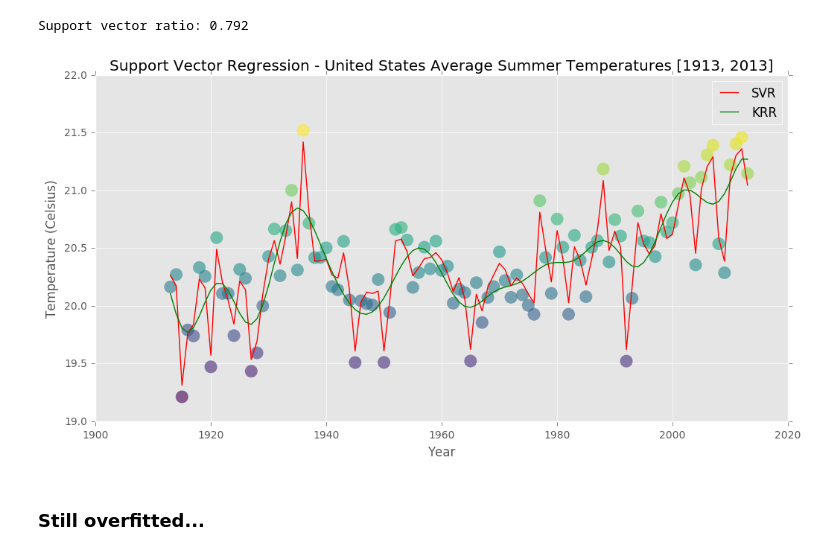
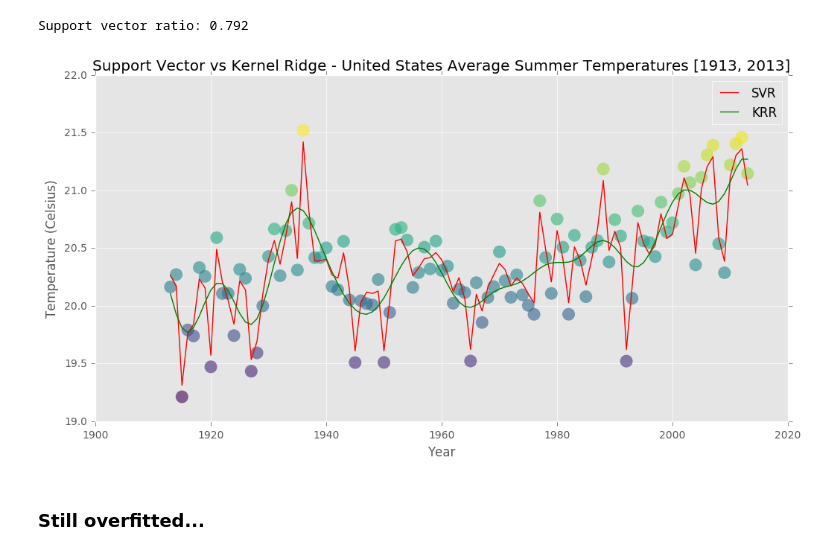
Before and after one commit to mbhatti29/CSC-Project, a Jupyter notebook: Regression/SVR-vs-KRR.ipynb, the cells around one changed output. Cells and saved outputs as stored; diff of their text form; code cells hidden in the pictures.

```diff
--- a/Regression/SVR-vs-KRR.ipynb
+++ b/Regression/SVR-vs-KRR.ipynb
@@ -137,16 +137,16 @@ summer_kr = kr.predict(years[:, np.newaxis])
 # %%
 plt.figure(figsize=(12, 6))
 plt.plot(years, summer_svr, c='r', label='SVR')
 plt.plot(years, summer_kr, c='g', label='KRR')
 plt.scatter(years, summer, c=summer, s = 150, alpha=0.6, edgecolors='none', cmap='viridis')
 
 plt.legend(loc='best')
 plt.grid(True)
-plt.title("Support Vector Regression - United States Average Summer Temperatures [1913, 2013]")
+plt.title("Support Vector vs Kernel Ridge - United States Average Summer Temperatures [1913, 2013]")
 plt.xlabel("Year")
 plt.ylabel("Temperature (Celsius)")
 plt.show()
 # %% [output]
-[figure, old version]
+[figure, new version]
 # %% [markdown]
 ### Still overfitted...
```
